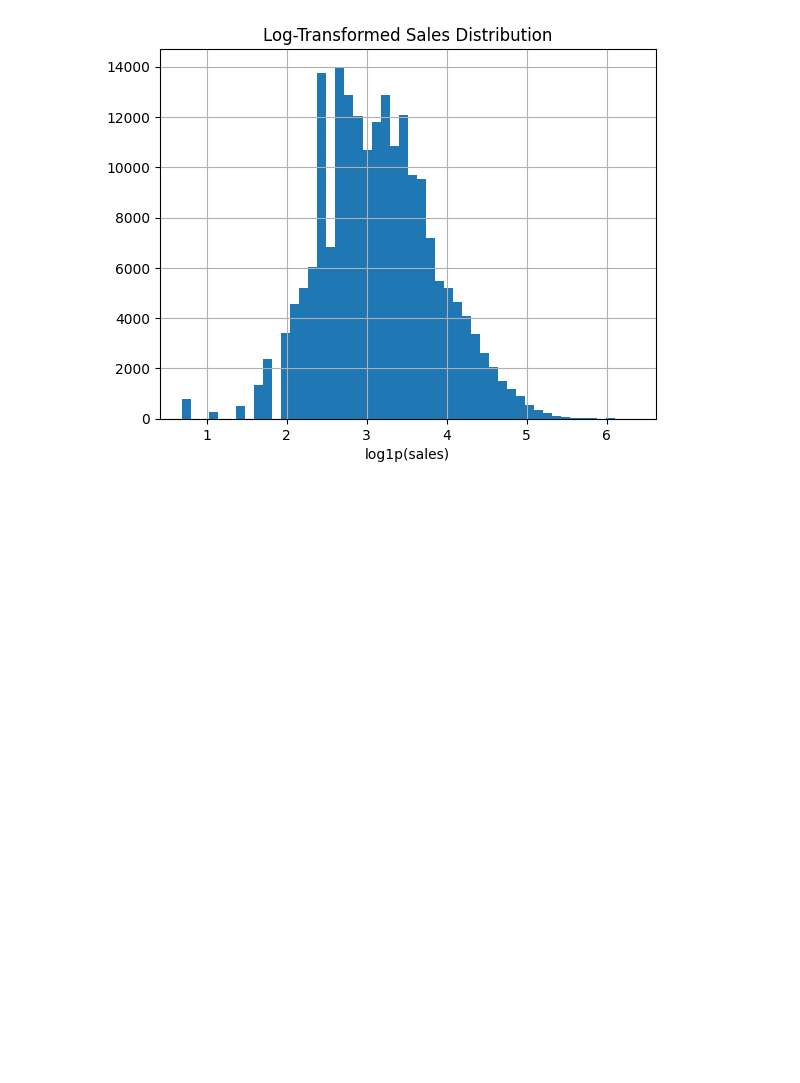
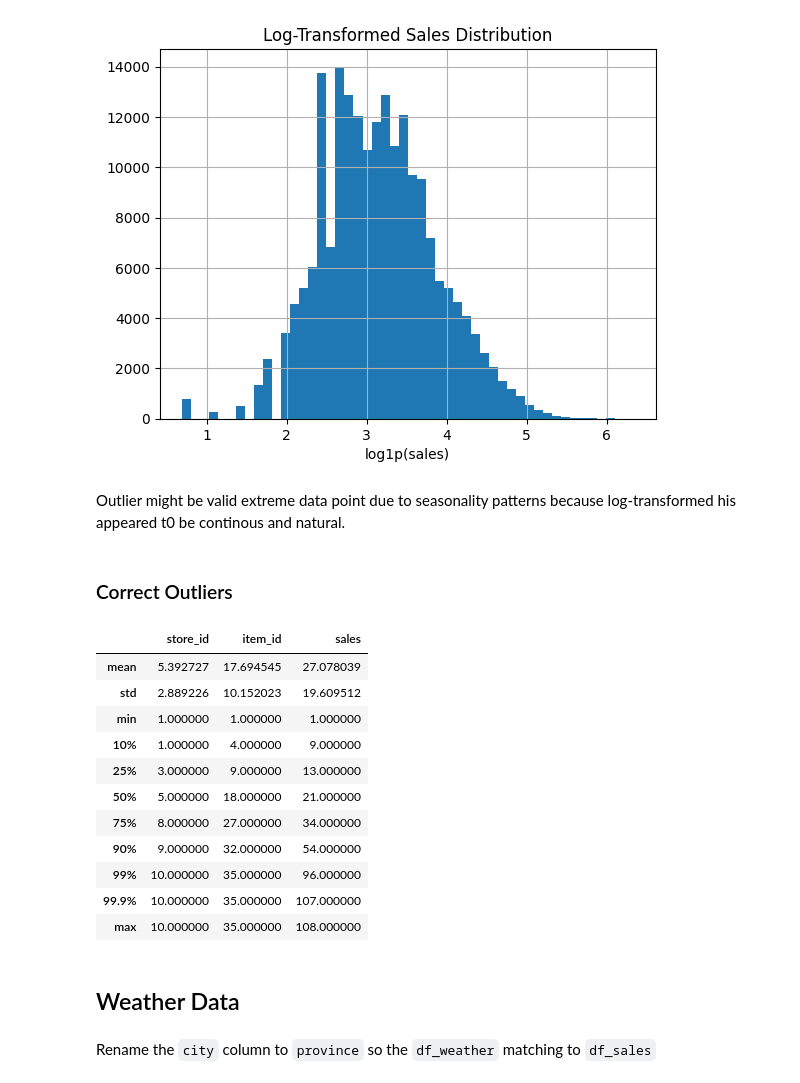
Before and after one commit to btduyforwork/sales_forecasting_xai, a Jupyter notebook: notebooks/01_preprocessing.ipynb, the cells around one changed output. Cells and saved outputs as stored; diff of their text form; code cells hidden in the pictures; blank space fills up the shorter version.

Commit message:
Handle weather data

```diff
--- a/notebooks/01_preprocessing.ipynb
+++ b/notebooks/01_preprocessing.ipynb
@@ -153,3 +166,34 @@ plt.title("Log-Transformed Sales Distribution")
 plt.show()
 # %% [output]
 [figure]
+# %% [markdown]
+Outlier might be valid extreme data point due to seasonality patterns because log-transformed his appeared t0 be continous and natural.
+# %% [markdown]
+### Correct Outliers
+# %%
+# Correct outliers by mean
+df_sales_corrected = correct_outliers(df_sales_filled)
+# %%
+summary = (
+    df_sales_corrected[["store_id", "item_id", "sales"]]
+    .describe(percentiles=[0.1, 0.25, 0.5, 0.75, 0.9, 0.99, 0.999])
+    .iloc[1:]
+)
+display(summary)
+# %% [output]
+|  | store_id | item_id | sales |
+| mean | 5.392727 | 17.694545 | 27.078039 |
+| std | 2.889226 | 10.152023 | 19.609512 |
+| min | 1.000000 | 1.000000 | 1.000000 |
+| 10% | 1.000000 | 4.000000 | 9.000000 |
+| 25% | 3.000000 | 9.000000 | 13.000000 |
+| 50% | 5.000000 | 18.000000 | 21.000000 |
+| 75% | 8.000000 | 27.000000 | 34.000000 |
+| 90% | 9.000000 | 32.000000 | 54.000000 |
+| 99% | 10.000000 | 35.000000 | 96.000000 |
+| 99.9% | 10.000000 | 35.000000 | 107.000000 |
+| max | 10.000000 | 35.000000 | 108.000000 |
+# %% [markdown]
+## Weather Data
+# %% [markdown]
+Rename the `city` column to `province` so the `df_weather` matching to `df_sales`
```
Also changed, not shown: parts of 14 cells of this notebook, 4 other files.
